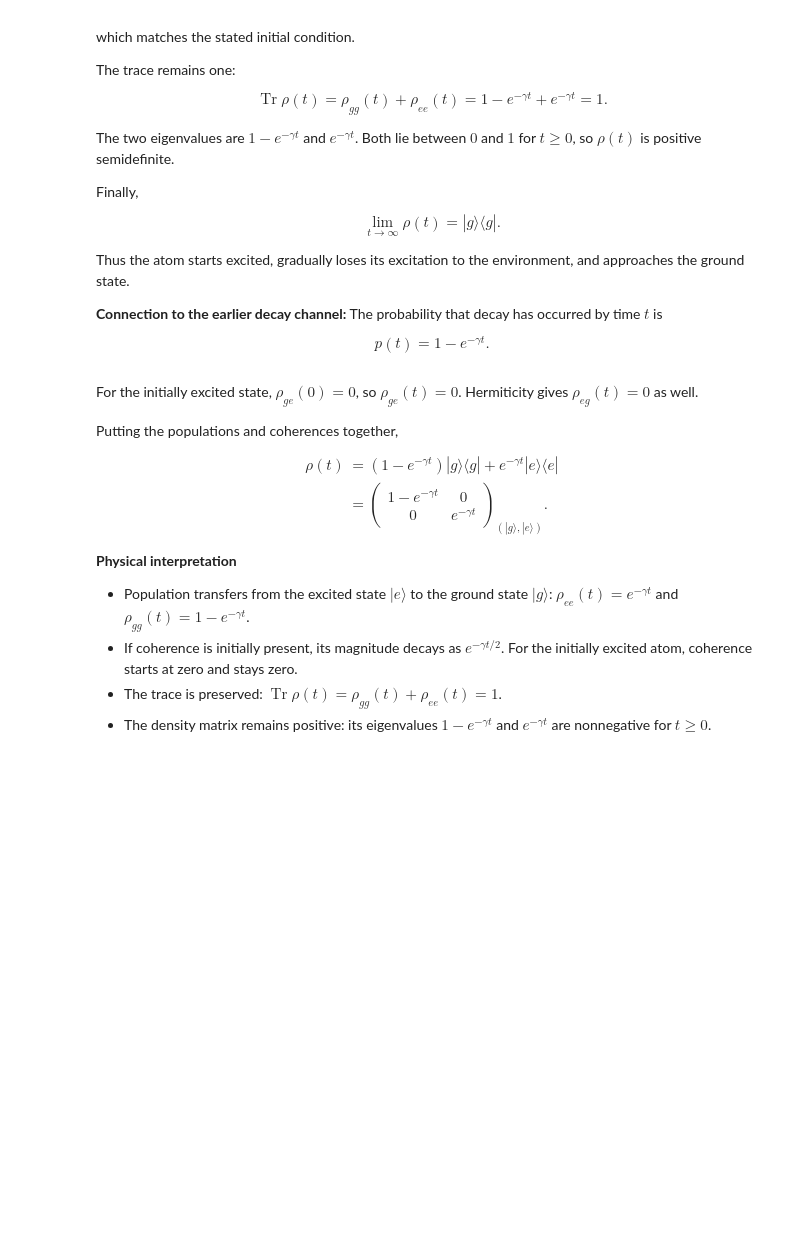
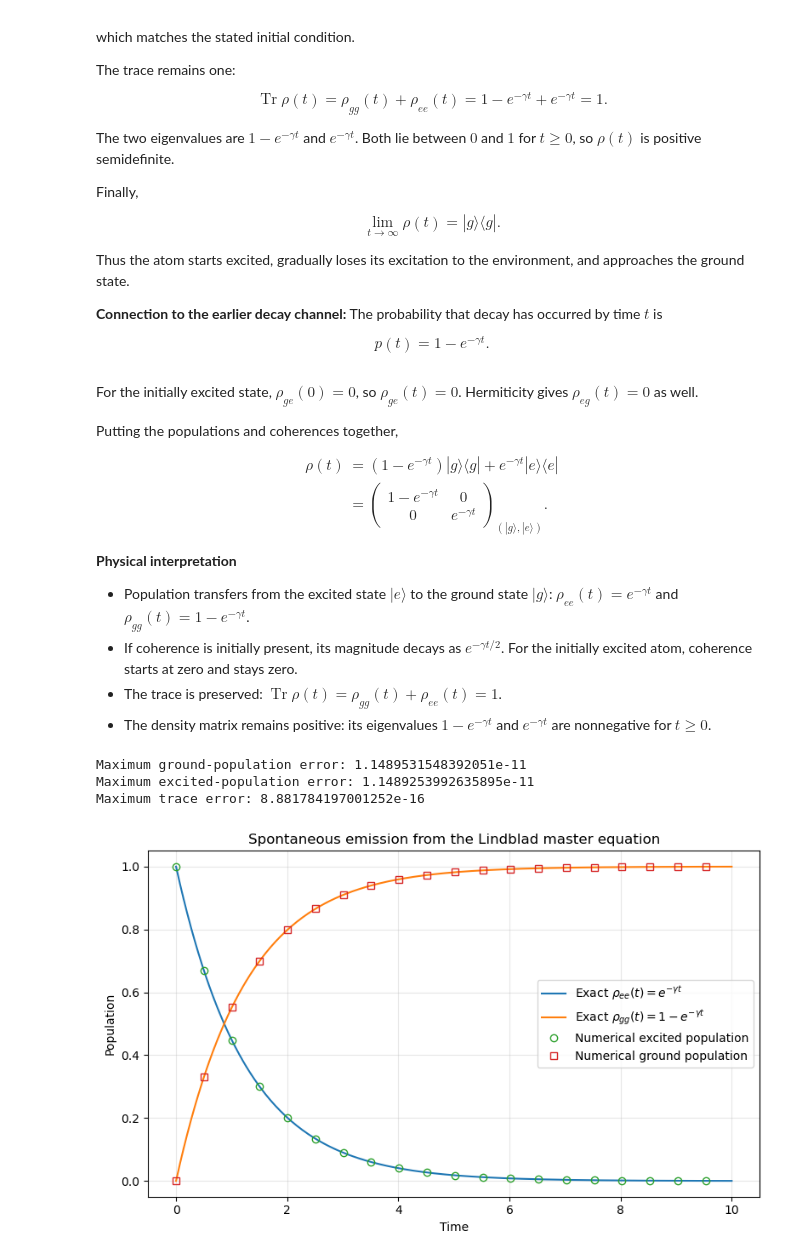
Before and after one commit to Abiyzelalem27/Quantum_Master_Equation, a Jupyter notebook: Lindblad _master equation.ipynb, the cells around one changed output. Drawn from its saved outputs; the diff is of its cells as text; code cells hidden in the pictures; blank space fills up the shorter version.

```diff
--- a/Lindblad _master equation.ipynb
+++ b/Lindblad _master equation.ipynb
@@ -465,3 +468,81 @@ $$
   $\operatorname{Tr}\rho(t)=\rho_{gg}(t)+\rho_{ee}(t)=1$.
 - The density matrix remains positive: its eigenvalues
   $1-e^{-\gamma t}$ and $e^{-\gamma t}$ are nonnegative for $t\geq0$.
+# %%
+import numpy as np
+import matplotlib.pyplot as plt
+from scipy.integrate import solve_ivp
+
+# Basis order: (|g>, |e>); units: hbar = 1
+g = np.array([1.0, 0.0], dtype=complex)
+e = np.array([0.0, 1.0], dtype=complex)
+
+Pg = np.outer(g, g.conj())                 # |g><g|
+Pe = np.outer(e, e.conj())                 # |e><e|
+sigma_minus = np.outer(g, e.conj())        # |g><e|
+
+omega = 2.0
+gamma = 0.8
+
+H = omega * Pe
+Gamma = np.sqrt(gamma) * sigma_minus
+rho0 = Pe.copy()                           # Initially excited: |e><e|
+
+
+
+
+times = np.linspace(0, 8 / gamma, 300)
+
+solution = solve_ivp(
+    qme.utils.lindblad_rhs,
+    t_span=(times[0], times[-1]),
+    y0=rho0.reshape(4),
+    t_eval=times,
+    args=(H, [Gamma]),
+    rtol=1e-10,
+    atol=1e-12,
+)
+
+if not solution.success:
+    raise RuntimeError(solution.message)
+
+rho_t = solution.y.T.reshape(-1, 2, 2)
+
+# Numerical populations
+rho_gg_numeric = rho_t[:, 0, 0].real
+rho_ee_numeric = rho_t[:, 1, 1].real
+
+# Analytical populations from your handwritten solution
+rho_gg_exact = 1 - np.exp(-gamma * times)
+rho_ee_exact = np.exp(-gamma * times)
+
+print("Maximum ground-population error:",
+      np.max(np.abs(rho_gg_numeric - rho_gg_exact)))
+print("Maximum excited-population error:",
+      np.max(np.abs(rho_ee_numeric - rho_ee_exact)))
+print("Maximum trace error:",
+      np.max(np.abs(np.trace(rho_t, axis1=1, axis2=2) - 1)))
+
+plt.figure(figsize=(8, 5))
+
+plt.plot(times, rho_ee_exact, label=r"Exact $\rho_{ee}(t)=e^{-\gamma t}$")
+plt.plot(times, rho_gg_exact, label=r"Exact $\rho_{gg}(t)=1-e^{-\gamma t}$")
+
+plt.plot(times[::15], rho_ee_numeric[::15], "o", fillstyle="none",
+         label="Numerical excited population")
+plt.plot(times[::15], rho_gg_numeric[::15], "s", fillstyle="none",
+         label="Numerical ground population")
+
+plt.xlabel("Time")
+plt.ylabel("Population")
+plt.title("Spontaneous emission from the Lindblad master equation")
+plt.ylim(-0.05, 1.05)
+plt.grid(alpha=0.3)
+plt.legend()
+plt.tight_layout()
+plt.show()
+# %% [output]
+Maximum ground-population error: 1.1489531548392051e-11
+Maximum excited-population error: 1.1489253992635895e-11
+Maximum trace error: 8.881784197001252e-16
+[figure, added]
```
Also changed, not shown: parts of 1 cell of this notebook, 4 other files.
